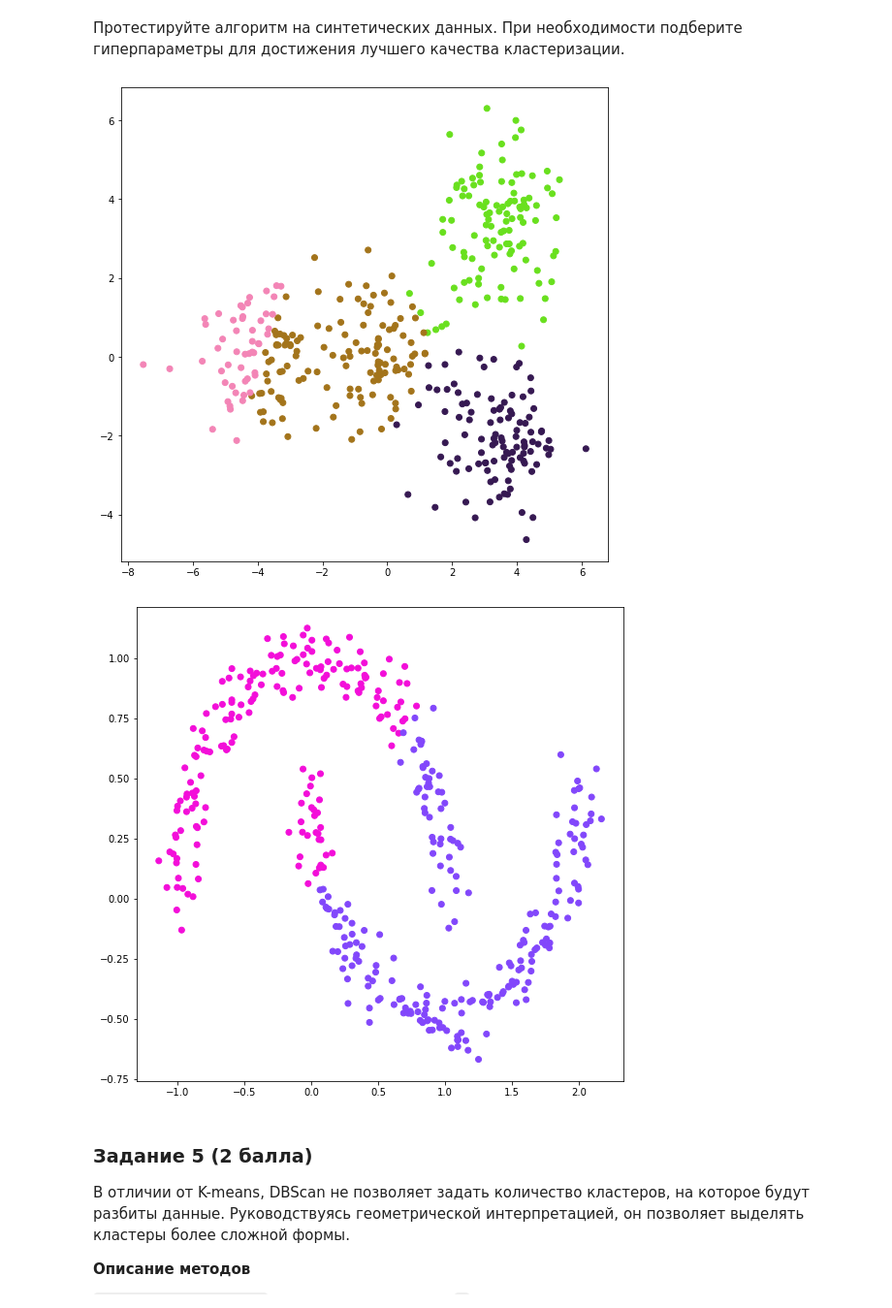
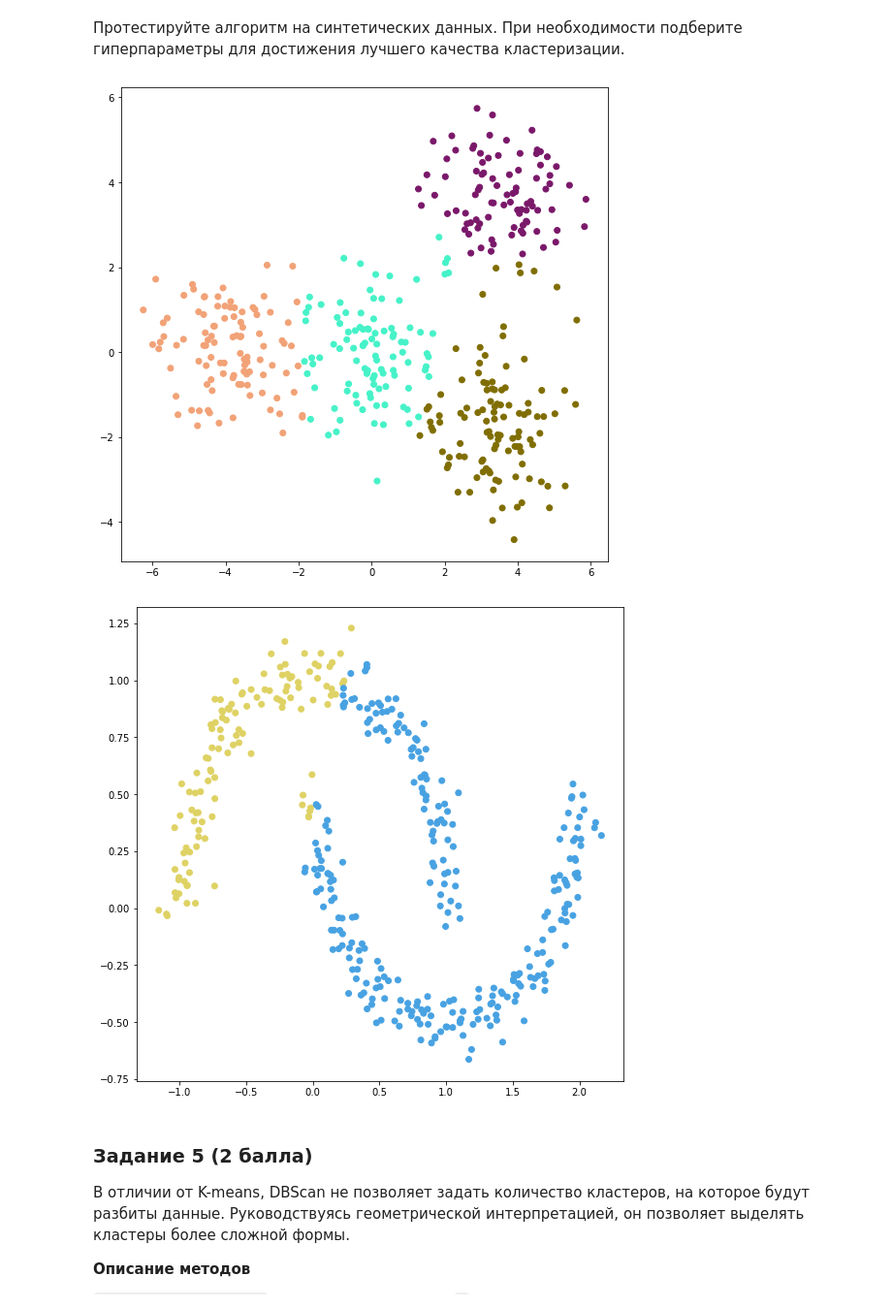
Before and after one commit to ivartb/bioinf_ml, a Jupyter notebook: HW_2_kNN_Clustering.ipynb, the cells around one changed output. Shown: that part at 97% size. Saved outputs shown, nothing was run; the diff lists cells and outputs as text; code cells hidden in the pictures.

```diff
--- a/HW_2_kNN_Clustering.ipynb
+++ b/HW_2_kNN_Clustering.ipynb
@@ -345,7 +345,7 @@ class KMeans:
                 tmp = tmp / tmp2
                 t = np.random.choice(range(X.shape[0]), size=1, p=tmp)
                 self.centroids[q+1] = X[t[0]].copy()
-        #print(self.centroids)
+
 
         for _ in range(self.max_iter):
             tree = KDTree(self.centroids)
@@ -359,8 +359,9 @@ class KMeans:
                         xx += X[j][0]
                         yy += X[j][1]
                         cnt += 1
-                self.centroids[i] = [xx*1./cnt, yy*1./cnt]
-            #print(self.centroids)
+                self.centroids[i] = [xx*1./cnt+random.uniform(-1e-10, 1e-10), yy*1./cnt+random.uniform(-1e-10, 1e-10)]
+
+        #print(self.centroids)
         return self.centroids
 
     def predict(self, X):
@@ -371,18 +372,18 @@ class KMeans:
 # %% [markdown]
 Протестируйте алгоритм на синтетических данных. При необходимости подберите гиперпараметры для достижения лучшего качества кластеризации.
 # %%
-kmeans = KMeans(n_clusters=4, init="k-means++")
+kmeans = KMeans(n_clusters=4, init="sample")
 kmeans.fit(X_1)
 labels_1_k = kmeans.predict(X_1)
 visualize_clasters(X_1, labels_1_k)
 
 kmeans = KMeans(n_clusters=2)
 kmeans.fit(X_2)
 labels_2_k = kmeans.predict(X_2)
 visualize_clasters(X_2, labels_2_k)
 # %% [output]
-[figure, old version]
+[figure, new version]
-[figure, old version]
+[figure, new version]
 # %% [markdown]
 ### Задание 5 (2 балла)
 В отличии от K-means, DBScan не позволяет задать количество кластеров, на которое будут разбиты данные. Руководствуясь геометрической интерпретацией, он позволяет выделять кластеры более сложной формы.
```
Also changed, not shown: parts of 6 cells of this notebook.
